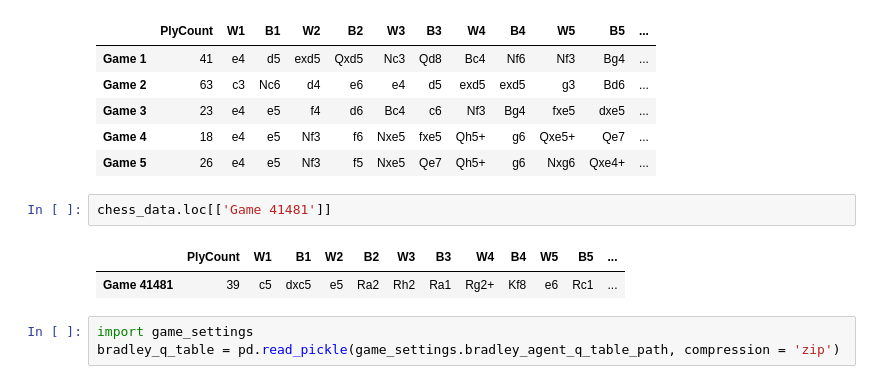
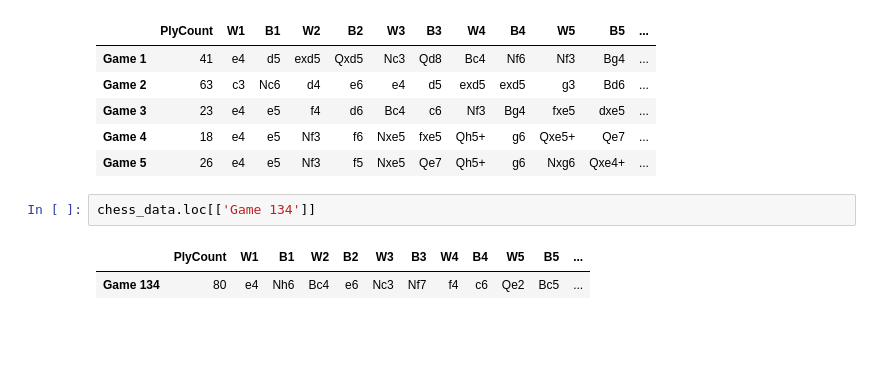
Before and after one commit to Abe-Borg/CST499-40_FA22-Capstone-BradleyChess, a Jupyter notebook: src/Misc Code Testing.ipynb, the cells around one changed output. Drawn from its saved outputs; the diff is of its cells as text; blank space fills up the shorter version.

```diff
--- a/src/Misc Code Testing.ipynb
+++ b/src/Misc Code Testing.ipynb
@@ -87,10 +87,7 @@ chess_data.head()
 | Game 4 | 18 | e4 | e5 | Nf3 | f6 | Nxe5 | fxe5 | Qh5+ | g6 | Qxe5+ | Qe7 | ... |
 | Game 5 | 26 | e4 | e5 | Nf3 | f5 | Nxe5 | Qe7 | Qh5+ | g6 | Nxg6 | Qxe4+ | ... |
 # %%
-chess_data.loc[['Game 41481']]
+chess_data.loc[['Game 134']]
 # %% [output]
 |  | PlyCount | W1 | B1 | W2 | B2 | W3 | B3 | W4 | B4 | W5 | B5 | ... |
-| Game 41481 | 39 | c5 | dxc5 | e5 | Ra2 | Rh2 | Ra1 | Rg2+ | Kf8 | e6 | Rc1 | ... |
+| Game 134 | 80 | e4 | Nh6 | Bc4 | e6 | Nc3 | Nf7 | f4 | c6 | Qe2 | Bc5 | ... |
-# %%
-import game_settings
-bradley_q_table = pd.read_pickle(game_settings.bradley_agent_q_table_path, compression = 'zip')
```
Also changed, not shown: parts of 2 cells of this notebook, 8 other files.
